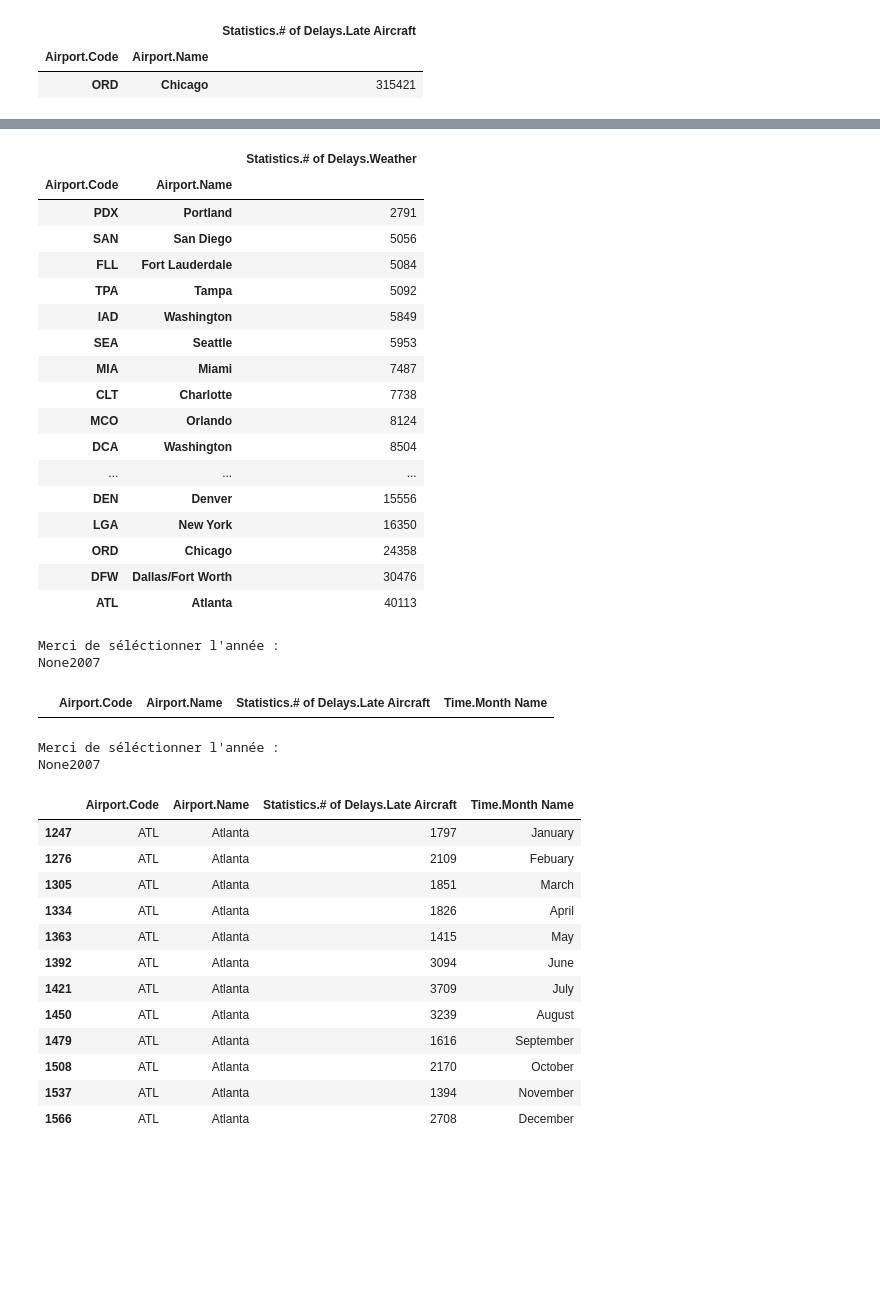
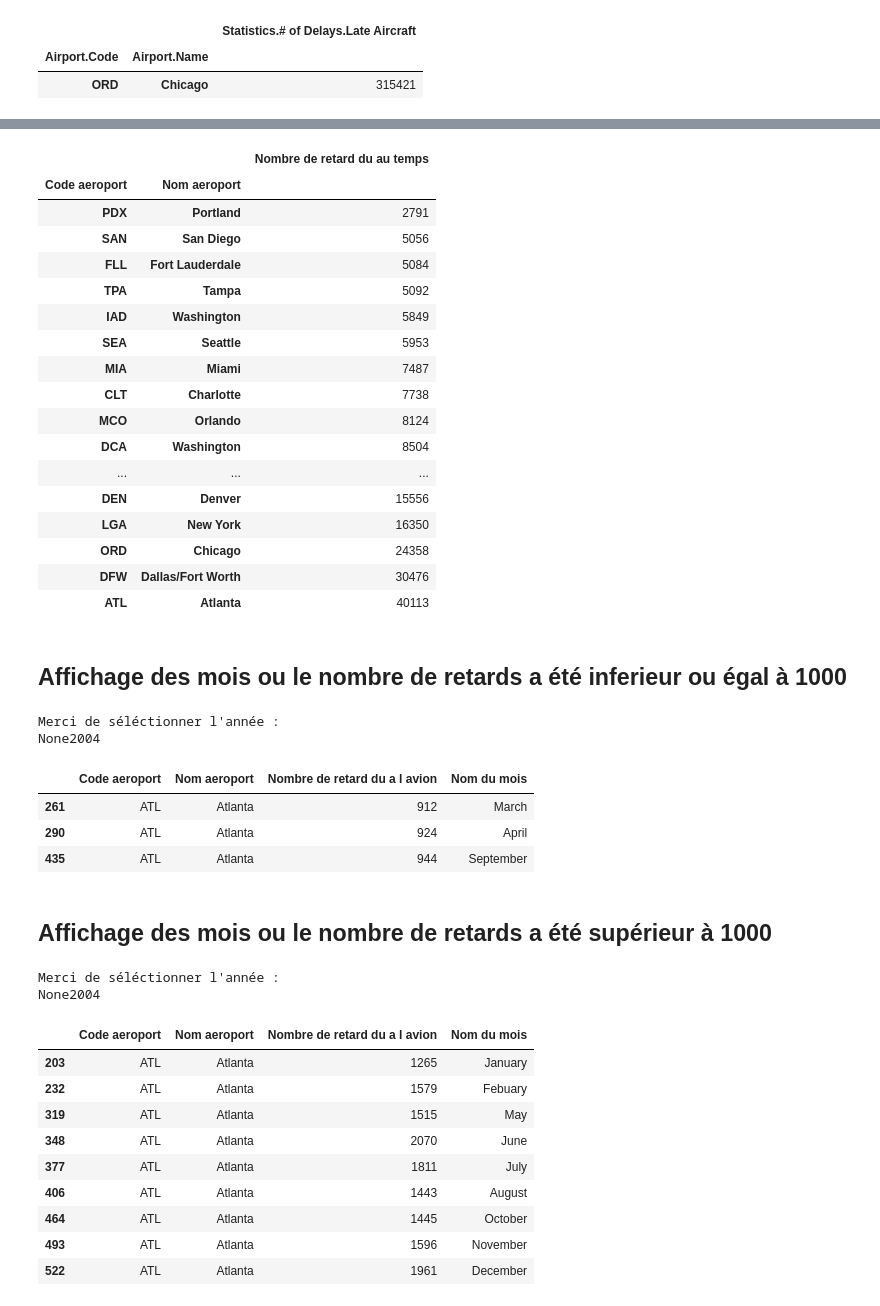
Before and after one commit to CapDRAKE/hadoop-project, a Jupyter notebook: notebook hadoop .ipynb, the cells around one changed output, grey strips where cells are left out. Drawn from its saved outputs; the diff is of its cells as text; code cells hidden in the pictures; blank space fills up the shorter version.

```diff
--- a/notebook hadoop .ipynb
+++ b/notebook hadoop .ipynb
@@ -249,13 +242,12 @@ codes.loc[((df['Airport.Code']=='ATL') & (df['Time.Year']=='2004'))]
 # %%
-#Classement de des aéroports
-codes = df[['Airport.Code','Airport.Name','Statistics.# of Delays.Weather']]
-codes = codes.astype({"Statistics.# of Delays.Weather":'int64'})
-codes = codes.groupby(['Airport.Code','Airport.Name']).sum().sort_values(by=['Statistics.# of Delays.Weather'],\
+codes = df[['Code aeroport ','Nom aeroport','Nombre de retard du au temps']]
+codes = codes.astype({"Nombre de retard du au temps":'int64'})
+codes = codes.groupby(['Code aeroport ','Nom aeroport']).sum().sort_values(by=['Nombre de retard du au temps'],\
 ascending=True, inplace=False, kind='quicksort', na_position='last', ignore_index=False, key=None)
 codes
 # %% [output]
-|  |  | Statistics.# of Delays.Weather |
-| Airport.Code | Airport.Name |  |
+|  |  | Nombre de retard du au temps |
+| Code aeroport | Nom aeroport |  |
 | PDX | Portland | 2791 |
 | SAN | San Diego | 5056 |
 | FLL | Fort Lauderdale | 5084 |
@@ -272,37 +264,39 @@ codes
 | ORD | Chicago | 24358 |
 | DFW | Dallas/Fort Worth | 30476 |
 | ATL | Atlanta | 40113 |
+# %% [markdown]
+## Affichage des mois ou le nombre de retards a été inferieur ou égal à 1000
 # %%
-#Affichage des mois ou le nombre de retards a été inferieur ou égal à 1000
-codes = df[['Airport.Code','Airport.Name','Statistics.# of Delays.Late Aircraft','Time.Month Name']]
+codes = df[['Code aeroport ','Nom aeroport','Nombre de retard du a l avion','Nom du mois']]
 select = input(print("Merci de séléctionner l'année :"))
 select = select.capitalize()
-codes = codes.astype({"Statistics.# of Delays.Late Aircraft":'int64'})
-codes.loc[((df['Airport.Code']=='ATL') & (df['Time.Year']==select) & (codes['Statistics.# of Delays.Late Aircraft'] <= 1000))]
+codes = codes.astype({"Nombre de retard du a l avion":'int64'})
+codes.loc[((df['Code aeroport ']=='ATL') & (df['Annee']==select) & (codes['Nombre de retard du a l avion'] <= 1000))]
 # %% [output]
 Merci de séléctionner l'année :
-None2007
+None2004
-|  | Airport.Code | Airport.Name | Statistics.# of Delays.Late Aircraft | Time.Month Name |
+|  | Code aeroport | Nom aeroport | Nombre de retard du a l avion | Nom du mois |
+| 261 | ATL | Atlanta | 912 | March |
+| 290 | ATL | Atlanta | 924 | April |
+| 435 | ATL | Atlanta | 944 | September |
+# %% [markdown]
+## Affichage des mois ou le nombre de retards a été supérieur à 1000
 # %%
-#Affichage des mois ou le nombre de retards a été supérieur à 1000
-codes = df[['Airport.Code','Airport.Name','Statistics.# of Delays.Late Aircraft','Time.Month Name']]
+codes = df[['Code aeroport ','Nom aeroport','Nombre de retard du a l avion','Nom du mois']]
 select = input(print("Merci de séléctionner l'année :"))
 select = select.capitalize()
-codes = codes.astype({"Statistics.# of Delays.Late Aircraft":'int64'})
-codes.loc[((df['Airport.Code']=='ATL') & (df['Time.Year']==select) & (codes['Statistics.# of Delays.Late Aircraft'] > 1000))]
+codes = codes.astype({"Nombre de retard du a l avion":'int64'})
+codes.loc[((df['Code aeroport ']=='ATL') & (df['Annee']==select) & (codes['Nombre de retard du a l avion'] > 1000))]
 # %% [output]
 Merci de séléctionner l'année :
-None2007
+None2004
-|  | Airport.Code | Airport.Name | Statistics.# of Delays.Late Aircraft | Time.Month Name |
-| 1247 | ATL | Atlanta | 1797 | January |
-| 1276 | ATL | Atlanta | 2109 | Febuary |
-| 1305 | ATL | Atlanta | 1851 | March |
-| 1334 | ATL | Atlanta | 1826 | April |
-| 1363 | ATL | Atlanta | 1415 | May |
-| 1392 | ATL | Atlanta | 3094 | June |
-| 1421 | ATL | Atlanta | 3709 | July |
-| 1450 | ATL | Atlanta | 3239 | August |
-| 1479 | ATL | Atlanta | 1616 | September |
-| 1508 | ATL | Atlanta | 2170 | October |
-| 1537 | ATL | Atlanta | 1394 | November |
-| 1566 | ATL | Atlanta | 2708 | December |
+|  | Code aeroport | Nom aeroport | Nombre de retard du a l avion | Nom du mois |
+| 203 | ATL | Atlanta | 1265 | January |
+| 232 | ATL | Atlanta | 1579 | Febuary |
+| 319 | ATL | Atlanta | 1515 | May |
+| 348 | ATL | Atlanta | 2070 | June |
+| 377 | ATL | Atlanta | 1811 | July |
+| 406 | ATL | Atlanta | 1443 | August |
+| 464 | ATL | Atlanta | 1445 | October |
+| 493 | ATL | Atlanta | 1596 | November |
+| 522 | ATL | Atlanta | 1961 | December |
```
Also changed, not shown: parts of 31 cells of this notebook, 1 other file.
